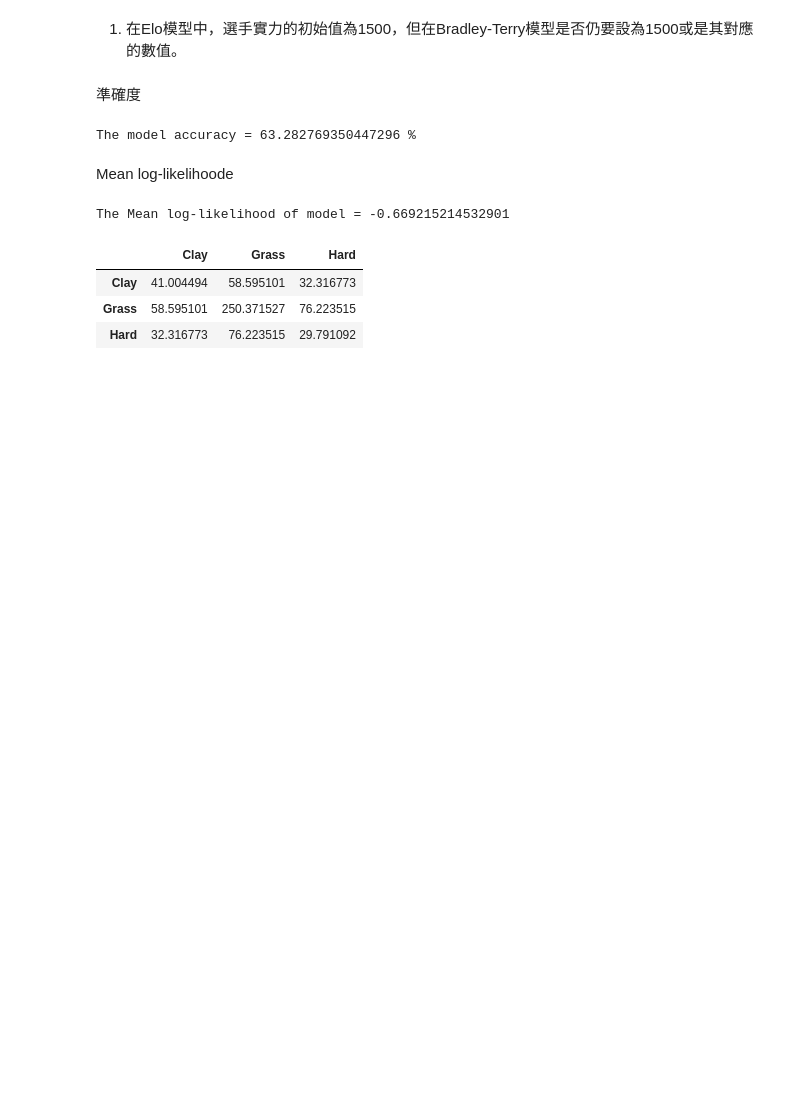
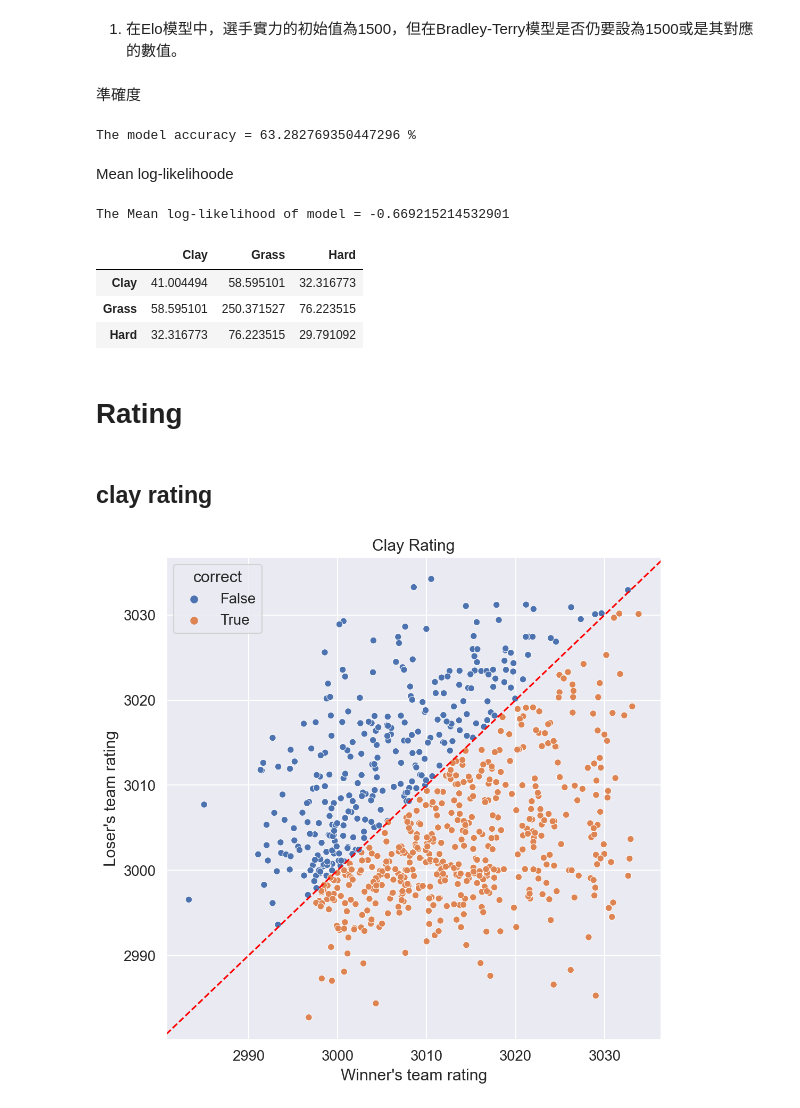
Before and after one commit to sinker048/thesis, a Jupyter notebook: Generalize Bradley-Terry Surface Model.ipynb, the cells around one changed output. Drawn from its saved outputs; the diff is of its cells as text; code cells hidden in the pictures; blank space fills up the shorter version.

```diff
--- a/Generalize Bradley-Terry Surface Model.ipynb
+++ b/Generalize Bradley-Terry Surface Model.ipynb
@@ -653,3 +657,5 @@ covariance_mat
 | Clay | 41.004494 | 58.595101 | 32.316773 |
 | Grass | 58.595101 | 250.371527 | 76.223515 |
 | Hard | 32.316773 | 76.223515 | 29.791092 |
+# %% [markdown]
+# Rating
@@ -655,0 +722,28 @@ covariance_mat
+# %%
+rating = rating_surface(Train,
+                               to_use,
+                               3**2,
+                               train_parameter[1]['variance_1'],
+                               train_parameter[1]['variance_2'],
+                               train_parameter[1]['variance_3'],
+                               train_parameter[1]['rho_12'],
+                               train_parameter[1]['rho_13'],
+                               train_parameter[1]['rho_23'])
+# %% [markdown]
+## clay rating
+# %%
+clay = pd.DataFrame(rating[0],columns=['winner','loser'])
+clay['Difference'] = clay['winner'] - clay['loser']
+clay['diff'] = clay['Difference'].apply(lambda x :abs(x))
+clay['correct'] = clay['Difference'].apply(lambda x:True if x > 0 else False)
+# %%
+sns.set(font_scale = 1.2)
+plt.figure(figsize= (8,8),dpi =150)
+c = sns.scatterplot(x=clay['winner'],y=clay['loser'],data = clay,hue = 'correct')
+plt.title('Clay Rating')
+plt.xlabel('Winner\'s team rating')
+plt.ylabel('Loser\'s team rating')
+c.axline((2994,2994),(3012,3012),color = 'red',linestyle = '--')
+plt.savefig('C:/Users/ching/Desktop/paper/image/clay_rating.png')
+# %% [output]
+[figure, added]
```
Also changed, not shown: parts of 11 cells of this notebook.
